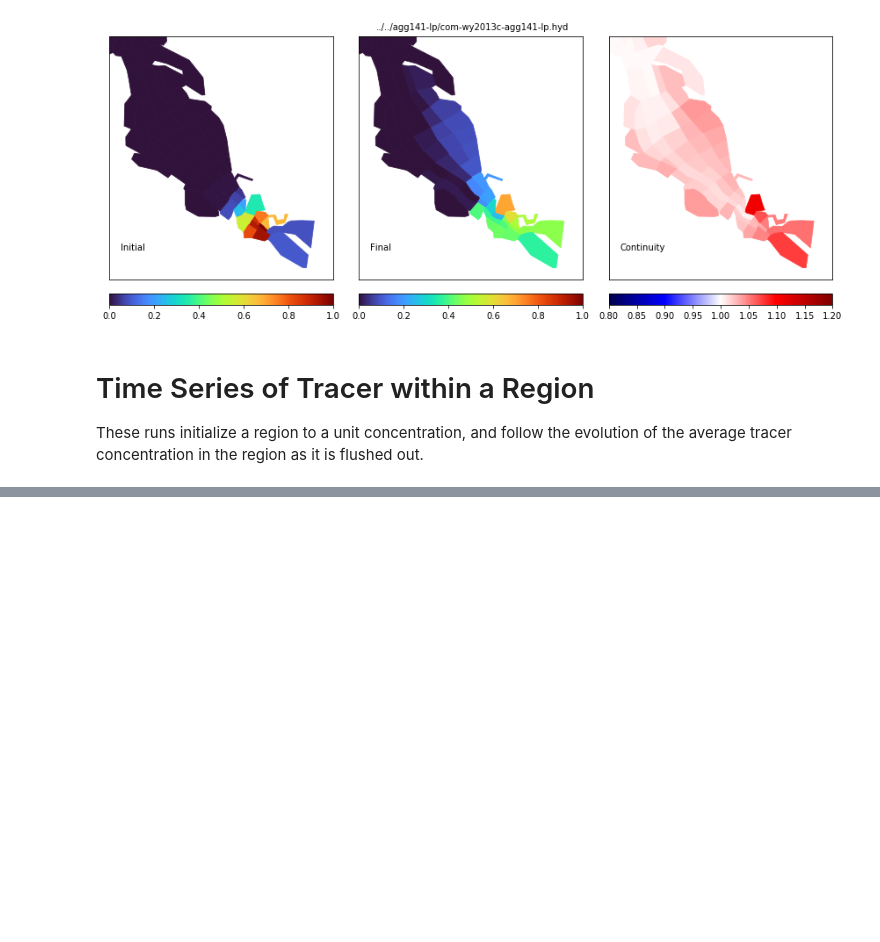
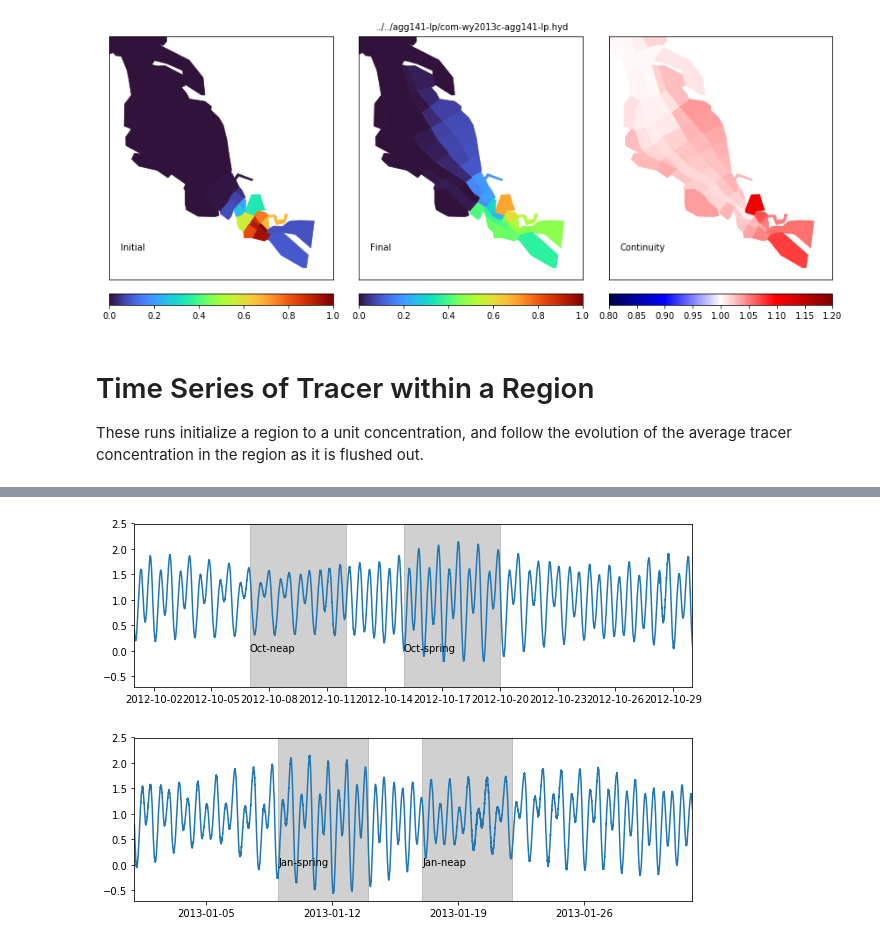
Before and after one commit to rustychris/agg_wy2013, a Jupyter notebook: tracer_tests/single_gaussian.ipynb, the cells around one changed output, grey strips where cells are left out. Saved outputs shown, nothing was run; the diff lists cells and outputs as text; code cells hidden in the pictures; blank space fills up the shorter version.

```diff
--- a/tracer_tests/single_gaussian.ipynb
+++ b/tracer_tests/single_gaussian.ipynb
@@ -406,0 +503,26 @@ WARNING:HydroFiles:Grid wouldn't load as ugrid, trying dfm grid
+# %%
+# Choosing periods:
+# Grab SF tide data to make the choice
+from stompy.io.local import noaa_coops
+sf_tides=noaa_coops.coops_dataset_product(station=9414290,start_date=hydro_orig.t_dn[0],end_date=hydro_orig.t_dn[-1],
+                                          product='water_level',cache_dir='.')
+
+# these are hand-tuned to fall in reasonable periods based on the tide data
+start_periods=[(np.timedelta64(67,'D'),'Oct-neap'),
+               (np.timedelta64(75,'D'),'Oct-spring'),
+               (np.timedelta64(169,'D'),'Jan-neap'),
+               (np.timedelta64(161,'D'),'Jan-spring'),]
+
+for xmin,xmax in [ (np.datetime64("2012-10-01"),np.datetime64("2012-10-30")),  # Dry season
+                   (np.datetime64("2013-01-01"),np.datetime64("2013-02-01"))   # Wet season
+             ]:
+    plt.figure(figsize=[10,3])
+    plt.plot(sf_tides.time,sf_tides.water_level.isel(station=0))
+    plt.axis(xmin=xmin,xmax=xmax)
+
+    for offset,name in start_periods:
+        start=hydro_orig.t_dn[0] + offset/np.timedelta64(1,'D')
+        run_duration=5 # days
+        plt.axvspan(start,start+run_duration,color='0.4',alpha=0.3) # span doesn't understand dt64
+        plt.text(start,0,name,clip_on=True)
+# %% [output]
@@ -407,3 +531,5 @@ WARNING:HydroFiles:Grid wouldn't load as ugrid, trying dfm grid
+[figure, added]
+[figure, added]
 # %%
 # iterate over different regions,
 # the two base hydro datasets,
```
Also changed, not shown: parts of 31 cells of this notebook, 1 other file.
